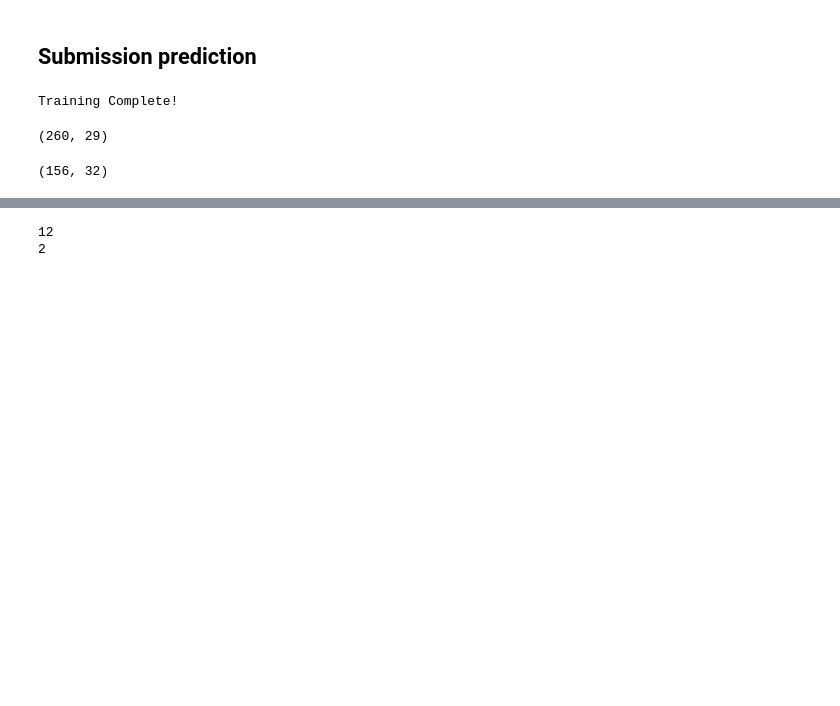
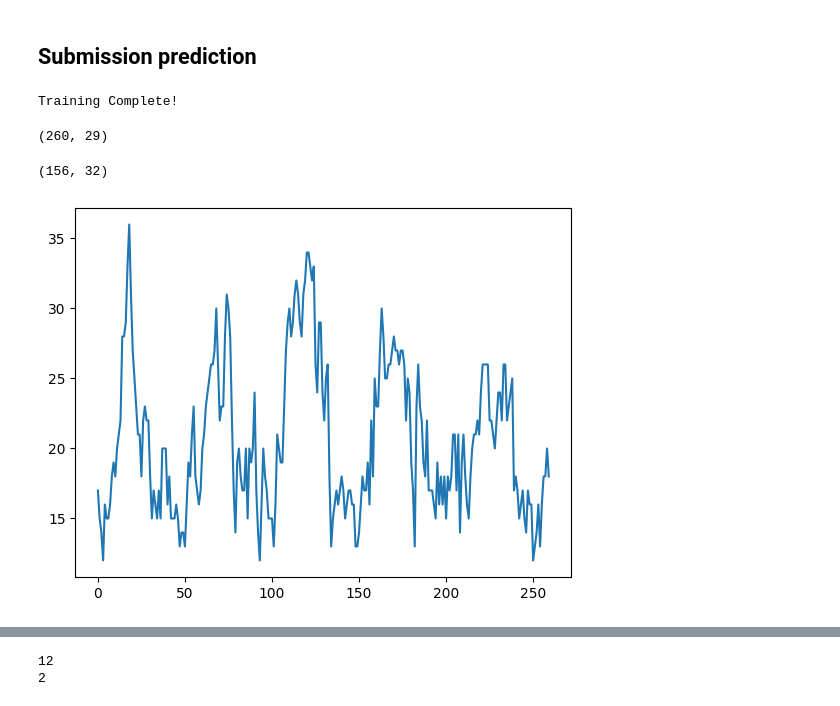
Before and after one commit to oscarschraenkler/DengAI, a Jupyter notebook: notebooks/Oscar's EDA.ipynb, the cells around one changed output, grey strips where cells are left out. Cells and saved outputs as stored; diff of their text form; code cells hidden in the pictures; blank space fills up the shorter version.

```diff
--- a/notebooks/Oscar's EDA.ipynb
+++ b/notebooks/Oscar's EDA.ipynb
@@ -460,3 +497,8 @@ iq_test.shape
 # %%
 sj_pred = sj_rf_model.predict(sj_test).astype(int)
 iq_pred = iq_rf_model.predict(iq_test).astype(int)
+# %%
+plt.plot(sj_pred, label='pred')
+plt.show;
+# %% [output]
+[figure, added]
```
Also changed, not shown: parts of 28 cells of this notebook.
